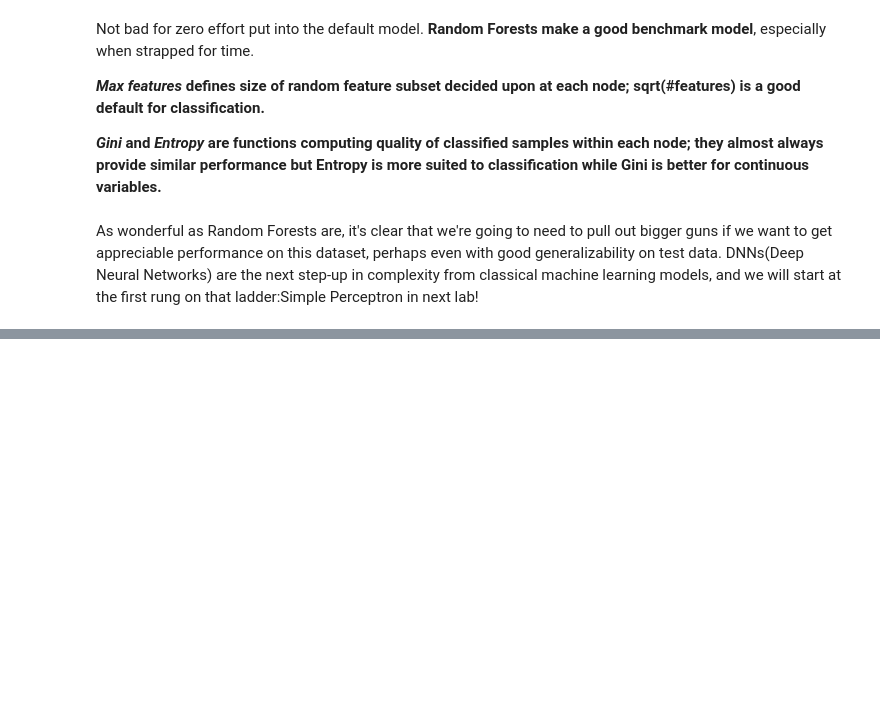
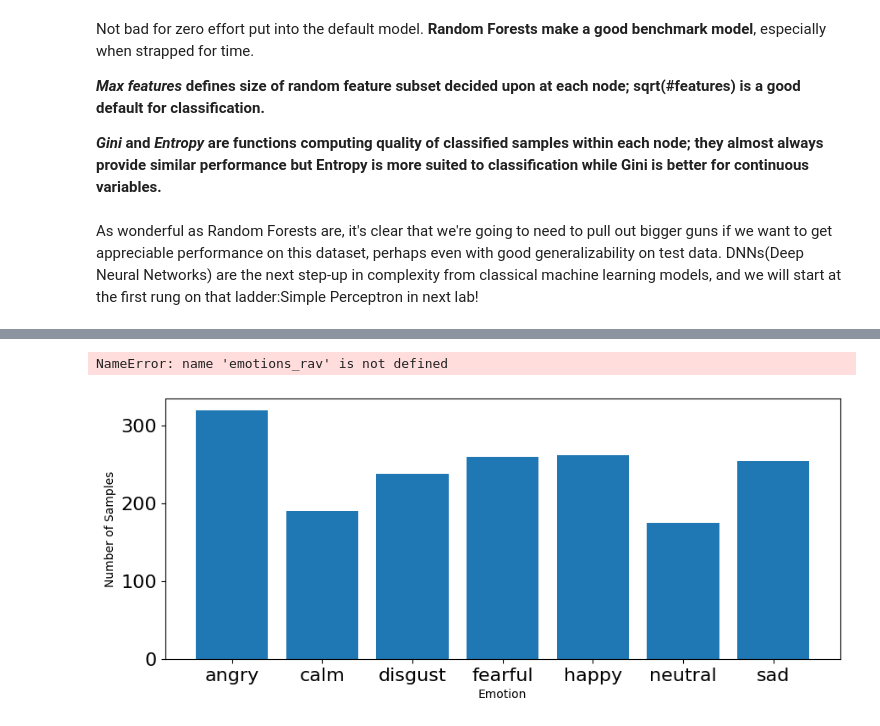
Before and after one commit to SorrenJ/Week3-Machine_Learning, a Jupyter notebook: Week_3_MachineLearning.ipynb, the cells around one changed output, grey strips where cells are left out. Drawn from its saved outputs; the diff is of its cells as text; code cells hidden in the pictures; blank space fills up the shorter version.

```diff
--- a/Week_3_MachineLearning.ipynb
+++ b/Week_3_MachineLearning.ipynb
@@ -573,0 +582,13 @@ As wonderful as Random Forests are, it's clear that we're going to need to pull
+# %%
+emodb_person_dict = {
+    '03':'01',
+    '08':'02',
+    '10':'03',
+    '09':'04',
+    '11':'05',
+    '13':'06',
+    '12':'07',
+    '14':'08',
+    '15':'09',
+    '16':'10'
+}
@@ -573,0 +673,2 @@ As wonderful as Random Forests are, it's clear that we're going to need to pull
+# %%
+features_emodb, emotions_emodb, genders_emodb = emodb_extract2()
@@ -573,0 +837,21 @@ As wonderful as Random Forests are, it's clear that we're going to need to pull
+# %%
+emotions_merged = np.hstack((emotions_rav, emotions_emodb))
+emotions_merged
+# %% [output]
+NameError: name 'emotions_rav' is not defined
+# %%
+def emotion_viz2(emot_array):
+  # plot emotions
+  plt.figure(figsize=(35,4))
+  plt.subplot(1,3,1)
+  #np.unique returns ordered list of unique elements and count of each element
+  emotion_list, count = np.unique(emot_array, return_counts=True)
+  plt.bar(x=range(7), height=count)
+  plt.xticks(ticks=range(7), labels = [emotion for emotion in emotion_list],fontsize=10)
+  plt.xlabel('Emotion')
+  plt.tick_params(labelsize=16)
+  plt.ylabel('Number of Samples')
+  plt.show()
+emotion_viz2(emotions_merged)
+# %% [output]
+[figure, added]
```
Also changed, not shown: parts of 31 cells of this notebook.
